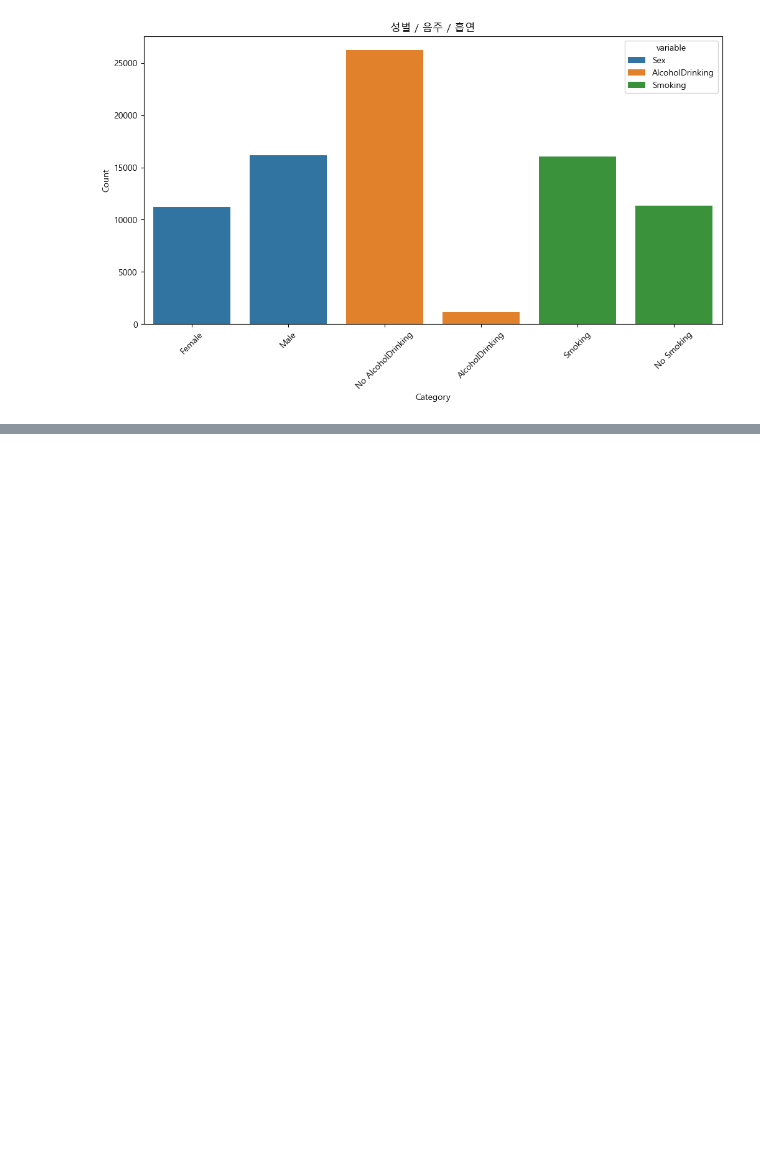
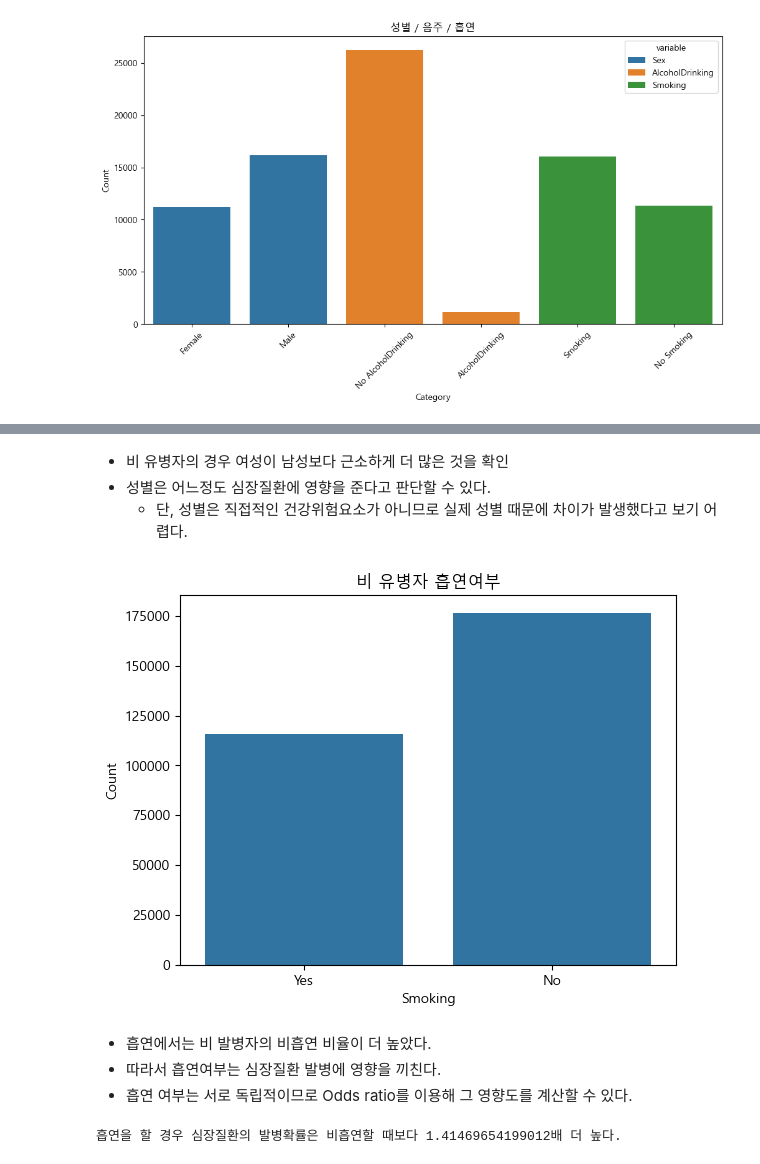
Before and after one commit to nohjuhyeon/healthcare_team, a Jupyter notebook: docs/yohan/Analysis/helth_analysis.ipynb, the cells around one changed output, grey strips where cells are left out. Drawn from its saved outputs; the diff is of its cells as text; code cells hidden in the pictures; blank space fills up the shorter version.

```diff
--- a/docs/yohan/Analysis/helth_analysis.ipynb
+++ b/docs/yohan/Analysis/helth_analysis.ipynb
@@ -249,0 +275,25 @@ plt.show()
+# %% [markdown]
+- 비 유병자의 경우 여성이 남성보다 근소하게 더 많은 것을 확인
+- 성별은 어느정도 심장질환에 영향을 준다고 판단할 수 있다.
+    + 단, 성별은 직접적인 건강위험요소가 아니므로 실제 성별 때문에 차이가 발생했다고 보기 어렵다.
+# %%
+# 흡연의 위험도를 확인하기 위해 비 유병자 흡연여부 시각화
+
+sns.countplot(data=df_imok, x='Smoking')
+plt.xlabel('Smoking')
+plt.ylabel('Count')
+plt.title('비 유병자 흡연여부')
+plt.show()
+# %% [output]
+[figure, added]
+# %% [markdown]
+- 흡연에서는 비 발병자의 비흡연 비율이 더 높았다.
+- 따라서 흡연여부는 심장질환 발병에 영향을 끼친다.
+- 흡연 여부는 서로 독립적이므로 Odds ratio를 이용해 그 영향도를 계산할 수 있다.
+# %%
+count_smoke = df_imnotok['Smoking'].value_counts().values
+Odds_ratio = (count_smoke[0] / count_smoke[1])
+
+print('흡연을 할 경우 심장질환의 발병확률은 비흡연할 때보다 {}배 더 높다.'.format(Odds_ratio))
+# %% [output]
+흡연을 할 경우 심장질환의 발병확률은 비흡연할 때보다 1.41469654199012배 더 높다.
```
Also changed, not shown: parts of 23 cells of this notebook.
